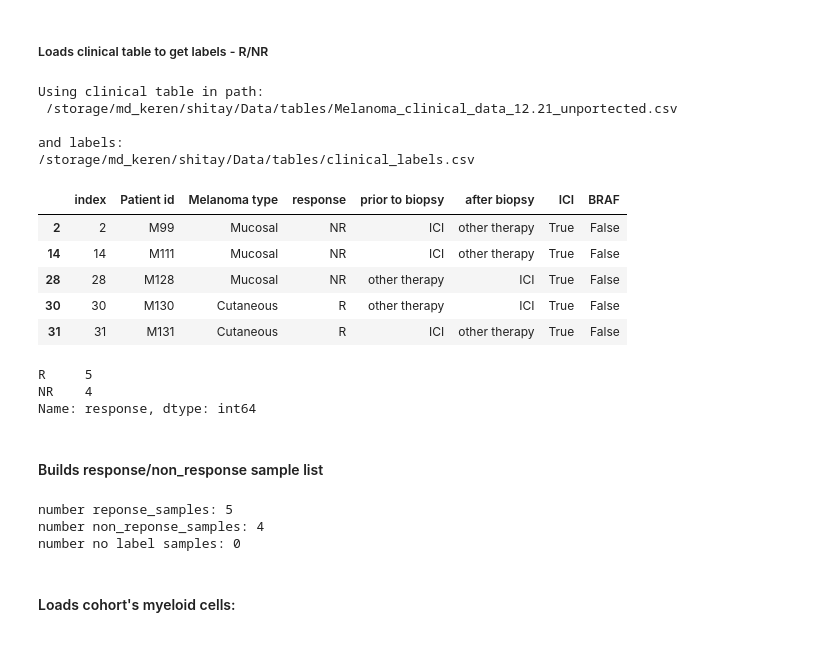
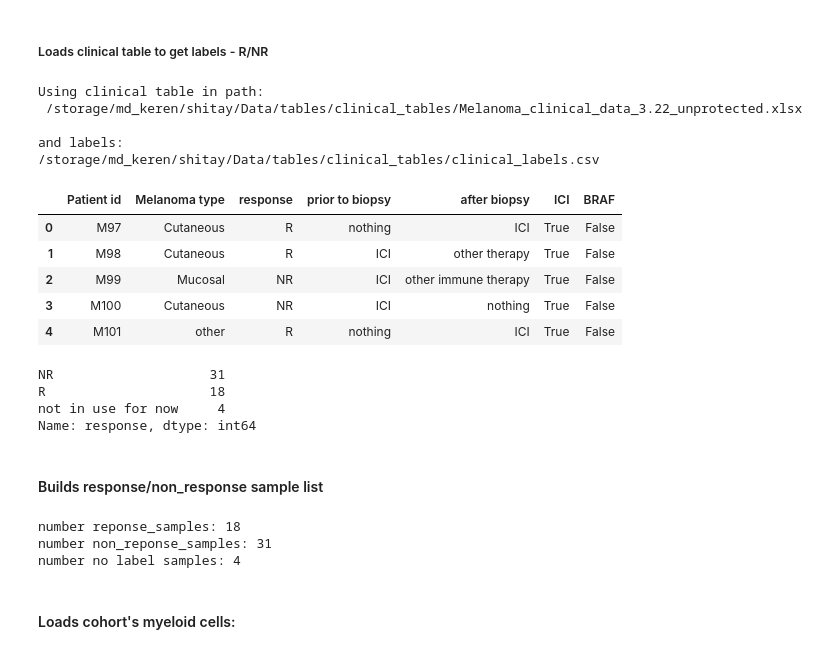
Before and after one commit to ItayShlosberg/classifying-response-to-immunotherapy, a Jupyter notebook: data_analysis/SERVER_NBS/RESPONSE_ANALYSIS/myeloids_CD8_analysis_R_vs_NR.ipynb, the cells around one changed output. Cells and saved outputs as stored; diff of their text form; code cells hidden in the pictures.

```diff
--- a/data_analysis/SERVER_NBS/RESPONSE_ANALYSIS/myeloids_CD8_analysis_R_vs_NR.ipynb
+++ b/data_analysis/SERVER_NBS/RESPONSE_ANALYSIS/myeloids_CD8_analysis_R_vs_NR.ipynb
@@ -68,25 +69,26 @@ create_folder(FOLDER_PATH)
 # %% [markdown]
 ##### Loads clinical table to get labels - R/NR
 # %%
-# melanoma_clinical_data = get_clinical_data(ICI=True, after_biopsy='ICI')
-melanoma_clinical_data = get_constant_cohort(CLINICAL_TABLE_NUM) #get_clinical_data(71)#ICI=True, after_biopsy='ICI')
+melanoma_clinical_data = get_clinical_data(ICI=True)#, after_biopsy='ICI')
+# melanoma_clinical_data = get_constant_cohort(CLINICAL_TABLE_NUM) #get_clinical_data(71)#ICI=True, after_biopsy='ICI')
 res_melanoma_clinical_data = melanoma_clinical_data.set_index('Patient id')
 display(melanoma_clinical_data.head(5))
 res_melanoma_clinical_data['response'].value_counts()
 # %% [output]
 Using clinical table in path:
- /storage/md_keren/shitay/Data/tables/Melanoma_clinical_data_12.21_unportected.csv
+ /storage/md_keren/shitay/Data/tables/clinical_tables/Melanoma_clinical_data_3.22_unprotected.xlsx
 
 and labels:
-/storage/md_keren/shitay/Data/tables/clinical_labels.csv
+/storage/md_keren/shitay/Data/tables/clinical_tables/clinical_labels.csv
-|  | index | Patient id | Melanoma type | response | prior to biopsy | after biopsy | ICI | BRAF |
-| 2 | 2 | M99 | Mucosal | NR | ICI | other therapy | True | False |
-| 14 | 14 | M111 | Mucosal | NR | ICI | other therapy | True | False |
-| 28 | 28 | M128 | Mucosal | NR | other therapy | ICI | True | False |
-| 30 | 30 | M130 | Cutaneous | R | other therapy | ICI | True | False |
-| 31 | 31 | M131 | Cutaneous | R | ICI | other therapy | True | False |
+|  | Patient id | Melanoma type | response | prior to biopsy | after biopsy | ICI | BRAF |
+| 0 | M97 | Cutaneous | R | nothing | ICI | True | False |
+| 1 | M98 | Cutaneous | R | ICI | other therapy | True | False |
+| 2 | M99 | Mucosal | NR | ICI | other immune therapy | True | False |
+| 3 | M100 | Cutaneous | NR | ICI | nothing | True | False |
+| 4 | M101 | other | R | nothing | ICI | True | False |
-R     5
-NR    4
+NR                    31
+R                     18
+not in use for now     4
 Name: response, dtype: int64
 # %% [markdown]
 #### Builds response/non_response sample list
@@ -99,9 +101,9 @@ print(f'number reponse_samples: {len(response_samples)}')
 print(f'number non_reponse_samples: {len(non_response_samples)}')
 print(f'number no label samples: {len(no_used_samples)}')
 # %% [output]
-number reponse_samples: 5
-number non_reponse_samples: 4
-number no label samples: 0
+number reponse_samples: 18
+number non_reponse_samples: 31
+number no label samples: 4
 # %% [markdown]
 #### Loads cohort's myeloid cells:
 # %%
```
Also changed, not shown: parts of 18 cells of this notebook, 10 other files.
